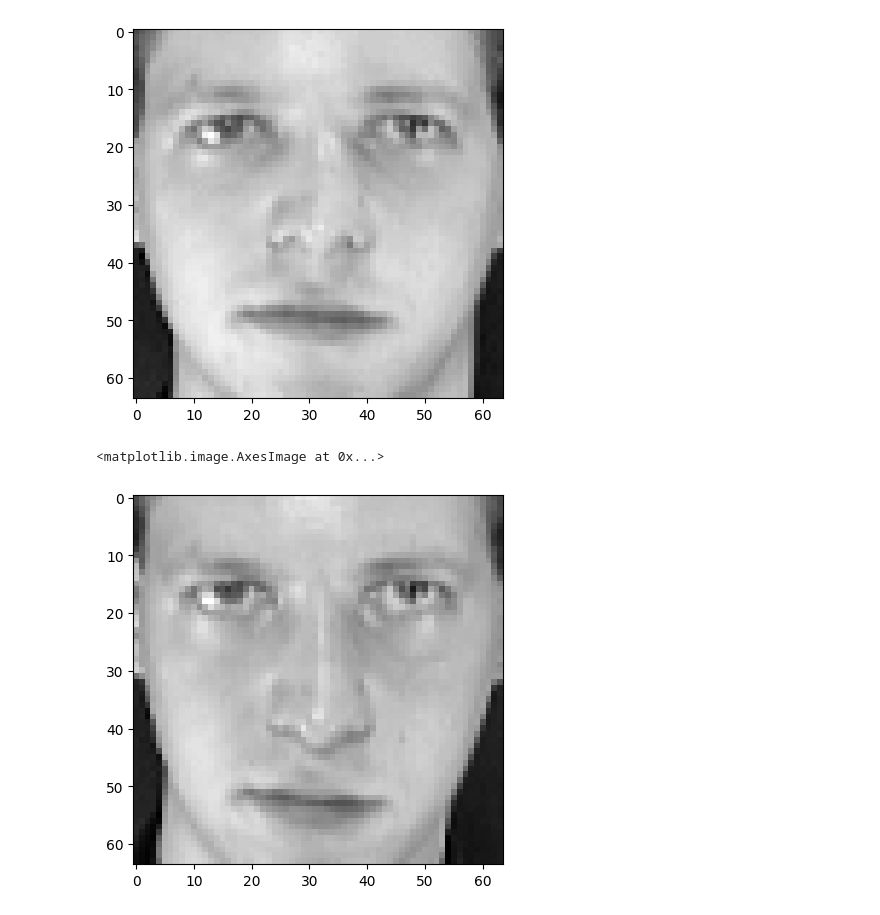
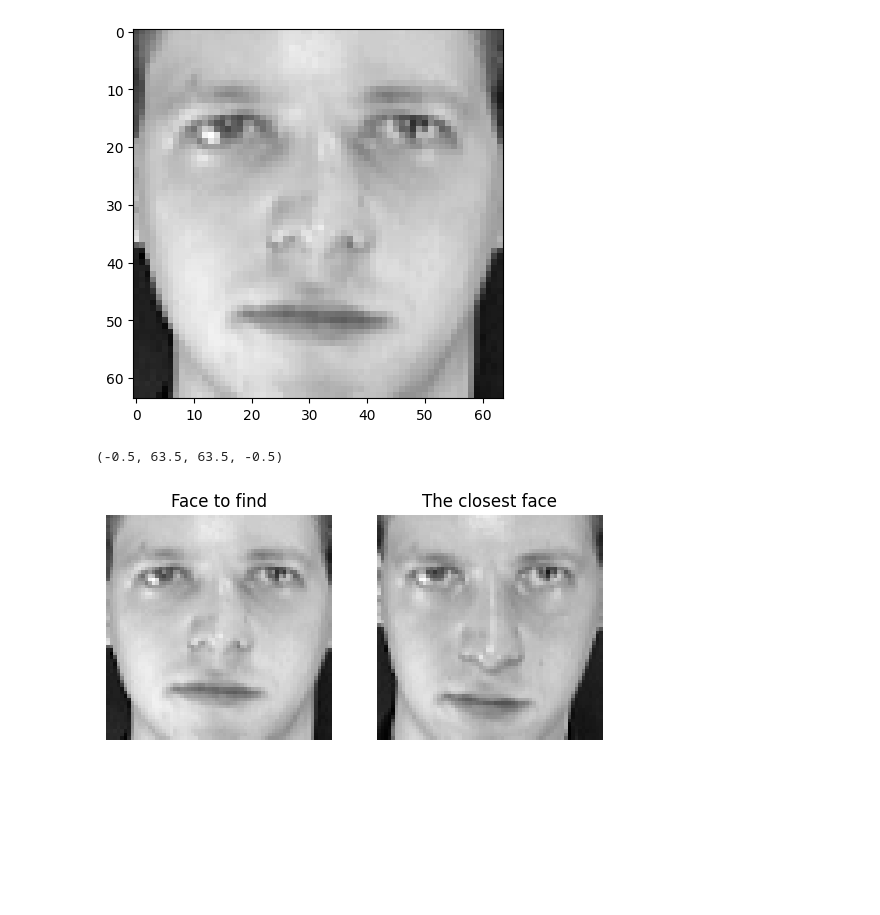
Before and after one commit to Bohdanok/LA_eigenfaces_project, a Jupyter notebook: eigenfaces.ipynb, the cells around one changed output. Drawn from its saved outputs; the diff is of its cells as text; code cells hidden in the pictures; blank space fills up the shorter version.

```diff
--- a/eigenfaces.ipynb
+++ b/eigenfaces.ipynb
@@ -160,29 +160,35 @@ plt.imshow(face_to_classify, cmap='gray')
 # %%
 mean_substructed_face = face_to_classify.flatten() - mean_face_vector
 
 
 weighted_prediction = []
 
 for i in range(k):
     weighted_prediction.append(np.dot(mean_substructed_face, U[i]))
 
 length_list = []
 val_face_dist = float("inf")
 ind = -1
 
 for num, image in enumerate(weight_list):
     val = np.linalg.norm(np.array(weighted_prediction) - image)
     if (val_face_dist > val):
         val_face_dist = val
         ind = num
     # val_face_dist = min(val, val_face_dist)
     length_list.append(val)
 
 length_list
 
-
-
+# plt.title("Person recognition")
+plt.subplot(1, 2, 1)
+plt.title("Face to find")
+plt.imshow(face_to_classify, cmap='gray')
+plt.axis('off')
+plt.subplot(1, 2, 2)
+plt.title("The closest face")
 plt.imshow(faces[ind], cmap='gray')
+plt.axis('off')
 # %% [output]
-<matplotlib.image.AxesImage at 0x...>
+(-0.5, 63.5, 63.5, -0.5)
-[figure, old version]
+[figure, new version]
```
Also changed, not shown: 4 other files.
